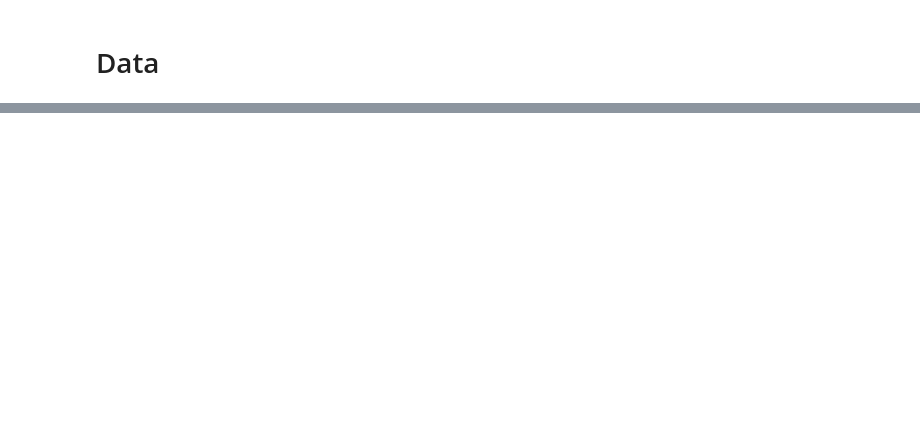
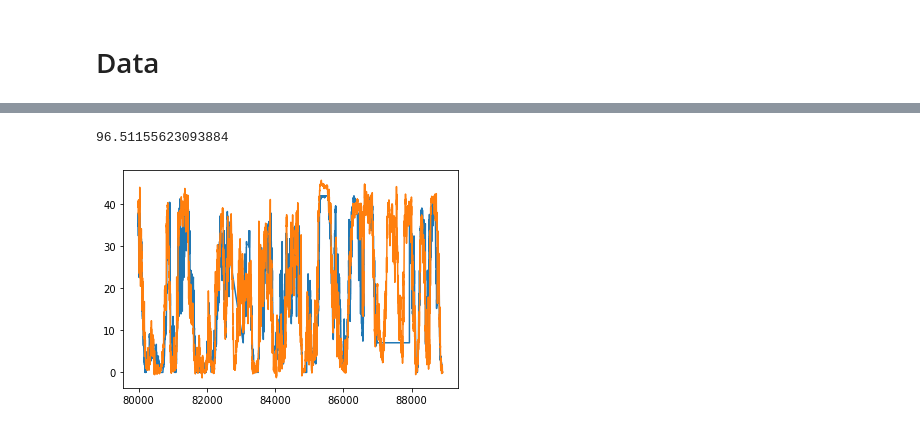
Before and after one commit to luis13d/Wind-energy, a Jupyter notebook: scripts/Models.ipynb, the cells around one changed output, grey strips where cells are left out. Cells and saved outputs as stored; diff of their text form; code cells hidden in the pictures; blank space fills up the shorter version.

```diff
--- a/scripts/Models.ipynb
+++ b/scripts/Models.ipynb
@@ -61,0 +210,21 @@ forecast_1
+# %%
+X_val = validation[X_list]
+y_val = validation[y_list]
+# %%
+dval = xgb.DMatrix(X_val, label=y_val )
+preds = clf.predict(X_val)
+# %%
+validation = y_val.copy()
+validation['preds'] = preds
+# %%
+validation['mse'] = (validation['y']-validation['preds'])**2
+# %%
+validation['mse'].mean()
+# %% [output]
+96.51155623093884
+# %%
+plt.plot(validation.y)
+plt.plot(validation.preds)
+plt.show()
+# %% [output]
+[figure, added]
```
Also changed, not shown: parts of 42 cells of this notebook, 1 other file.
